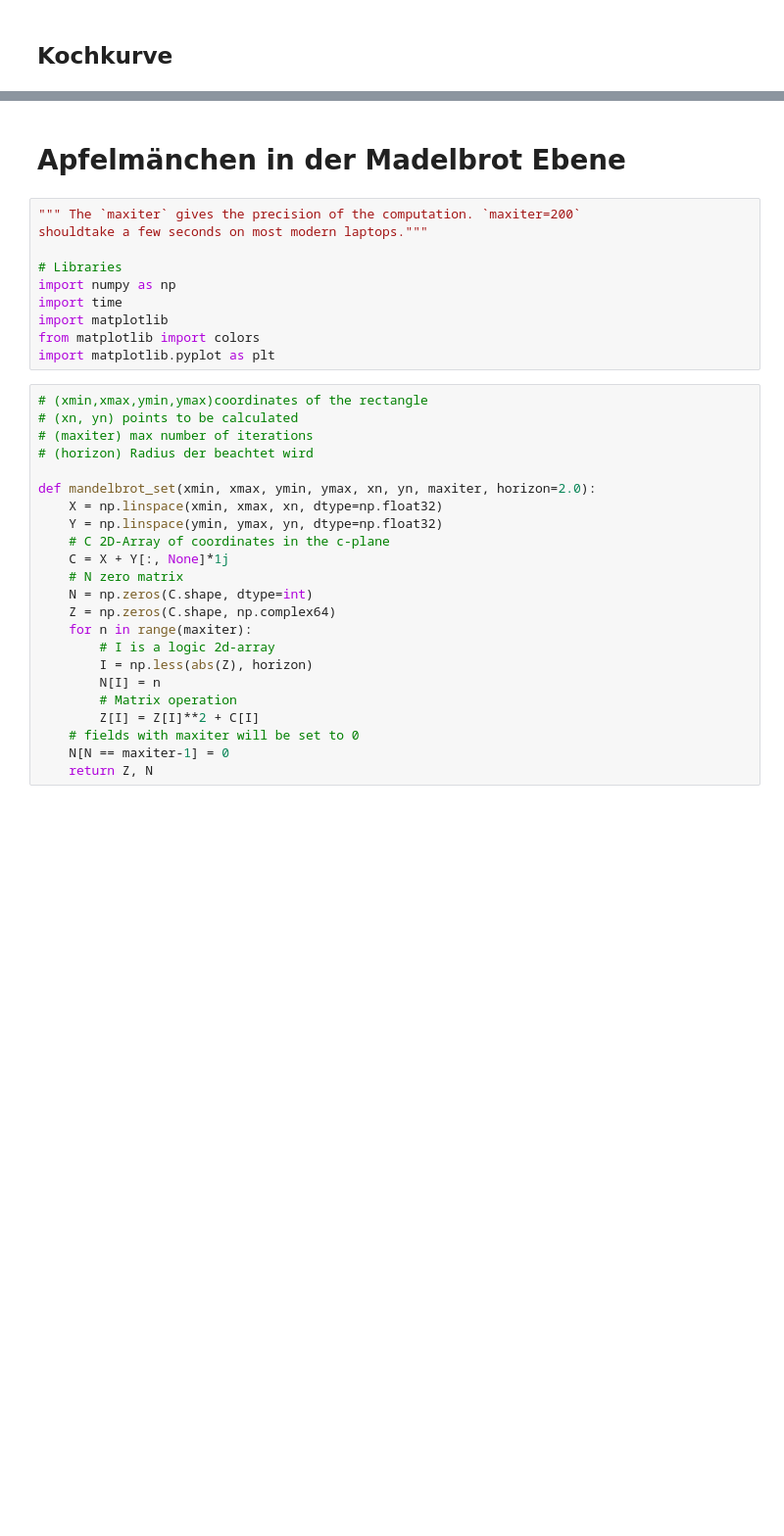
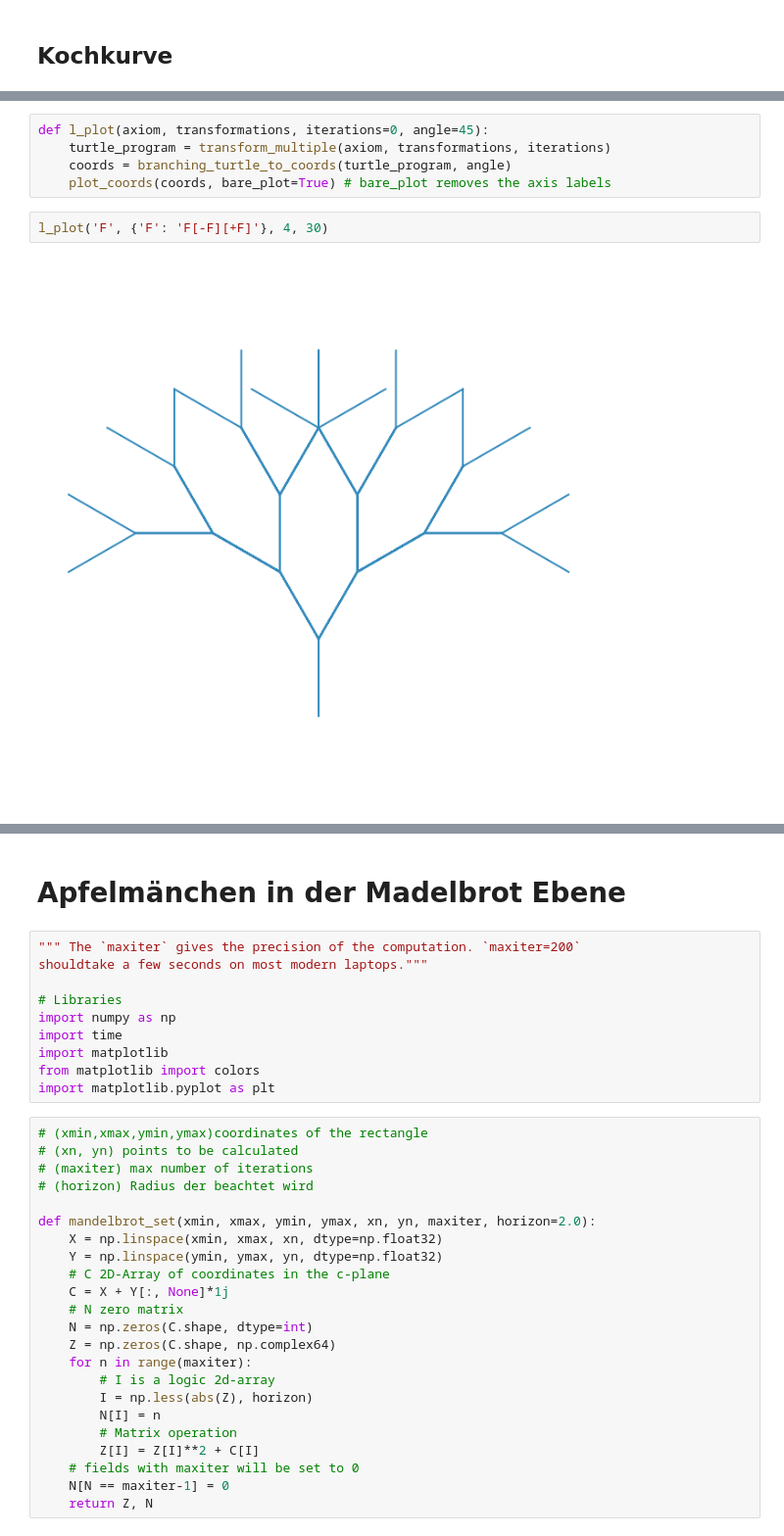
Before and after one commit to mgje/PIUMP, a Jupyter notebook: hs2020/Jupyter_Notebooks_im_Unterricht.ipynb, the cells around one changed output, grey strips where cells are left out. Shown at 98% size. Saved outputs shown, nothing was run; the diff lists cells and outputs as text; blank space fills up the shorter version.

```diff
--- a/hs2020/Jupyter_Notebooks_im_Unterricht.ipynb
+++ b/hs2020/Jupyter_Notebooks_im_Unterricht.ipynb
@@ -345,0 +474,9 @@ print(pi)
+# %%
+def l_plot(axiom, transformations, iterations=0, angle=45):
+    turtle_program = transform_multiple(axiom, transformations, iterations)
+    coords = branching_turtle_to_coords(turtle_program, angle)
+    plot_coords(coords, bare_plot=True) # bare_plot removes the axis labels
+# %%
+l_plot('F', {'F': 'F[-F][+F]'}, 4, 30)
+# %% [output]
+[figure, added]
```
Also changed, not shown: parts of 13 cells of this notebook.
